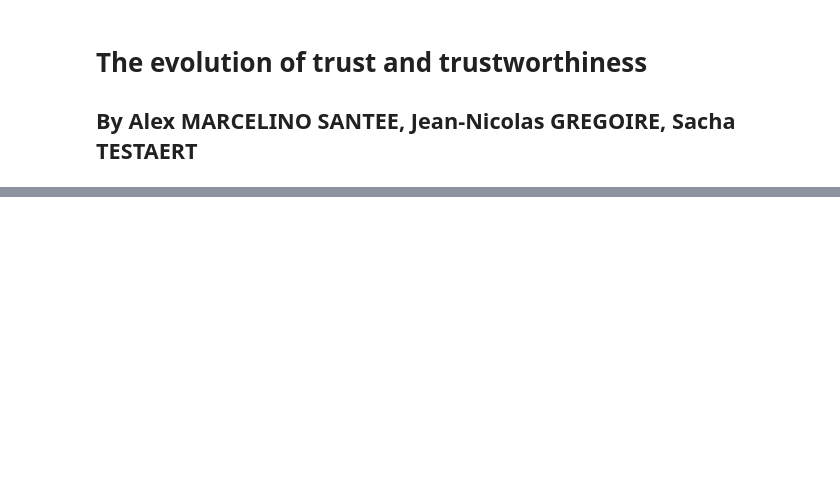
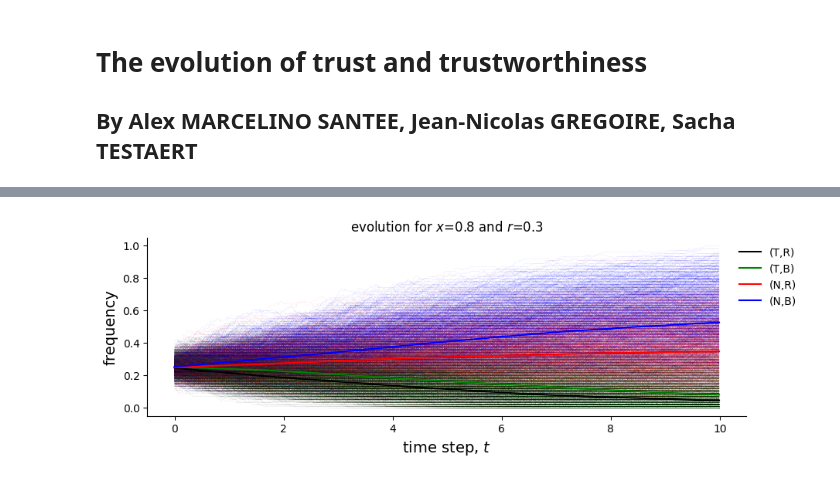
Before and after one commit to alexsantee/ld_project, a Jupyter notebook: The evolution of trust and trustworthiness.ipynb, the cells around one changed output, grey strips where cells are left out. Drawn from its saved outputs; the diff is of its cells as text; code cells hidden in the pictures; blank space fills up the shorter version.

```diff
--- a/The evolution of trust and trustworthiness.ipynb
+++ b/The evolution of trust and trustworthiness.ipynb
@@ -207,0 +205,93 @@ plot_heatmaps(final_proportions)
+# %%
+# Types of plot:
+# 1. Proportion of population sweeping through x and r
+# 2. Evolution Through time given x and r
+
+# Plot for population evolution
+
+fig, ax = plt.subplots(figsize=(10, 3))
+
+for run in results:
+    for i in range(nb_strategies):
+        ax.plot(t, run[:, i],
+                linewidth=.05, alpha=0.6, color=colors[i])
+
+for i in range(nb_strategies):
+    ax.plot(t, np.mean(results[:, :, i], axis=0), linewidth=1.5,
+            alpha=1, color=colors[i], label=strategy_labels[i])
+
+ax.set_title(f"evolution for $x$={x} and $r$={r}")
+ax.legend(frameon=False, bbox_to_anchor=(1.1, 1, 0, 0), loc='upper right')
+ax.set_ylabel("frequency", fontsize=14)
+ax.set_xlabel("time step, $t$", fontsize=14)
+# ax.set_ylim(-0.2, 1.2)
+sns.despine()
+plt.show()
+
+
+# Sweep plot
+
+xs = np.linspace(0, 1, 20)
+rs = np.linspace(0, 1, 20)
+nb_runs = 10  # 1000
+nb_time_steps = 1000
+t = np.arange(0, 10, 10/nb_time_steps)
+
+
+def plot_heatmaps(avg_results):
+    fig, axs = plt.subplots(figsize=(10, 5), ncols=2, nrows=2)
+
+    im = axs[0, 0].imshow(avg_results[:, :, 0], cmap="inferno", vmin=0.0, vmax=1.0,
+                     origin="lower", extent=[0, 1, 0, 1], aspect=0.5,)
+    axs[0, 1].imshow(avg_results[:, :, 1], cmap="inferno", vmin=0.0, vmax=1.0,
+                     origin="lower", extent=[0, 1, 0, 1], aspect=0.5,)
+    axs[1, 0].imshow(avg_results[:, :, 2], cmap="inferno", vmin=0.0, vmax=1.0,
+                     origin="lower", extent=[0, 1, 0, 1], aspect=0.5,)
+    axs[1, 1].imshow(avg_results[:, :, 3], cmap="inferno", vmin=0.0, vmax=1.0,
+                     origin="lower", extent=[0, 1, 0, 1], aspect=0.5,)
+
+    axs[0, 0].text(0.8, 0.8, "(T,R)", backgroundcolor="white")
+    axs[0, 1].text(0.8, 0.8, "(T,B)", backgroundcolor="white")
+    axs[1, 0].text(0.8, 0.8, "(N,R)", backgroundcolor="white")
+    axs[1, 1].text(0.8, 0.8, "(N,B)", backgroundcolor="white")
+
+    axs[0, 0].set_xticks([])
+    axs[0, 1].set_xticks([])
+    axs[0, 1].set_yticks([])
+    axs[1, 1].set_yticks([])
+
+    axs[0, 0].set_ylabel("$r$", fontsize=14)
+    axs[1, 0].set_ylabel("$r$", fontsize=14)
+    axs[1, 0].set_xlabel("$x$", fontsize=14)
+    axs[1, 1].set_xlabel("$x$", fontsize=14)
+
+    fig.colorbar(im, ax=axs[:, :])
+    plt.show()
+
+
+final_proportions = np.empty((xs.shape[0], rs.shape[0], nb_strategies))
+for i, x in enumerate(xs):
+    for j, r in enumerate(rs):
+        payoff = gen_trust_matrix(x, r)
+        result = np.array(run_simulation(payoff))
+        print(x, r)
+        final_proportions[i, j] = np.sum(result[:, -1, :], axis=0)/nb_runs
+plot_heatmaps(final_proportions)
+
+# Research question - what if keep memory of neighbor, can we train for (x,r)?
+
+# What are ultimatum game and dictator game?
+
+# To trust or not to trust proposes a better N-player generalization with code
+# and found incentives to trustees and non-linear reward create rich evolution
+
+# hierarchical trust fixes proportion of trusters and trustees and introduces
+# punishing truster, getting stability of trustworthy and punishers
+# It looks like a very good paper!
+
+# N-player trust game proposes variation with governors and citizens
+# which players can select what to be (doesn't look interesting)
+# converge to no trust unless population is full of trustworthy
+# To trust or not to trust cites it directly, but with strong criticism
+# %% [output]
+[figure, added]
```
Also changed, not shown: parts of 7 cells of this notebook, 1 other file.
